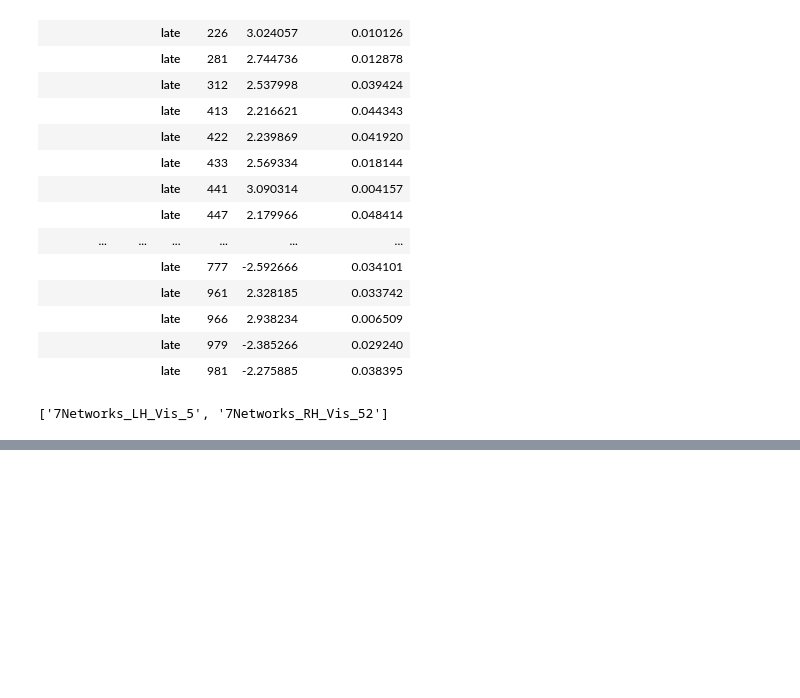
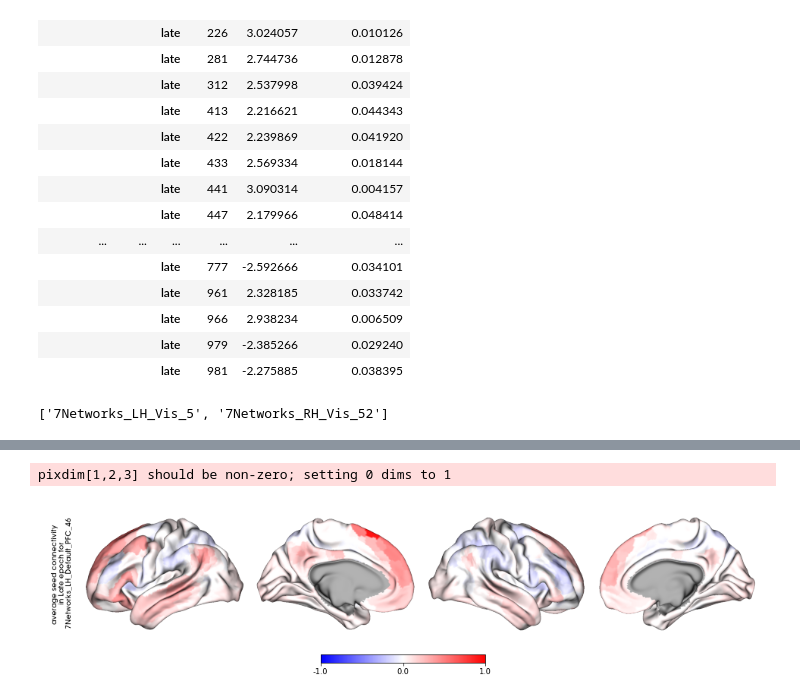
Before and after one commit to qniksefat/gradecc, a Jupyter notebook: RUNME.ipynb, the cells around one changed output, grey strips where cells are left out. Drawn from its saved outputs; the diff is of its cells as text; code cells hidden in the pictures; blank space fills up the shorter version.

```diff
--- a/RUNME.ipynb
+++ b/RUNME.ipynb
@@ -208,0 +201,9 @@ Reading data from data/measures.csv
+# %%
+df_seed_avg = seed_average(df_seed)
+text = 'average seed connectivity \n in Late epoch for \n' + get_regions_names(sample_region)[0]
+plot_brain(df_seed_avg.loc[sample_region, 'late'],
+           color_range=(-1, 1), color_map='bwr',
+           text=text)
+# %% [output]
+pixdim[1,2,3] should be non-zero; setting 0 dims to 1
+[figure, added]
```
Also changed, not shown: parts of 8 cells of this notebook, 6 other files.
